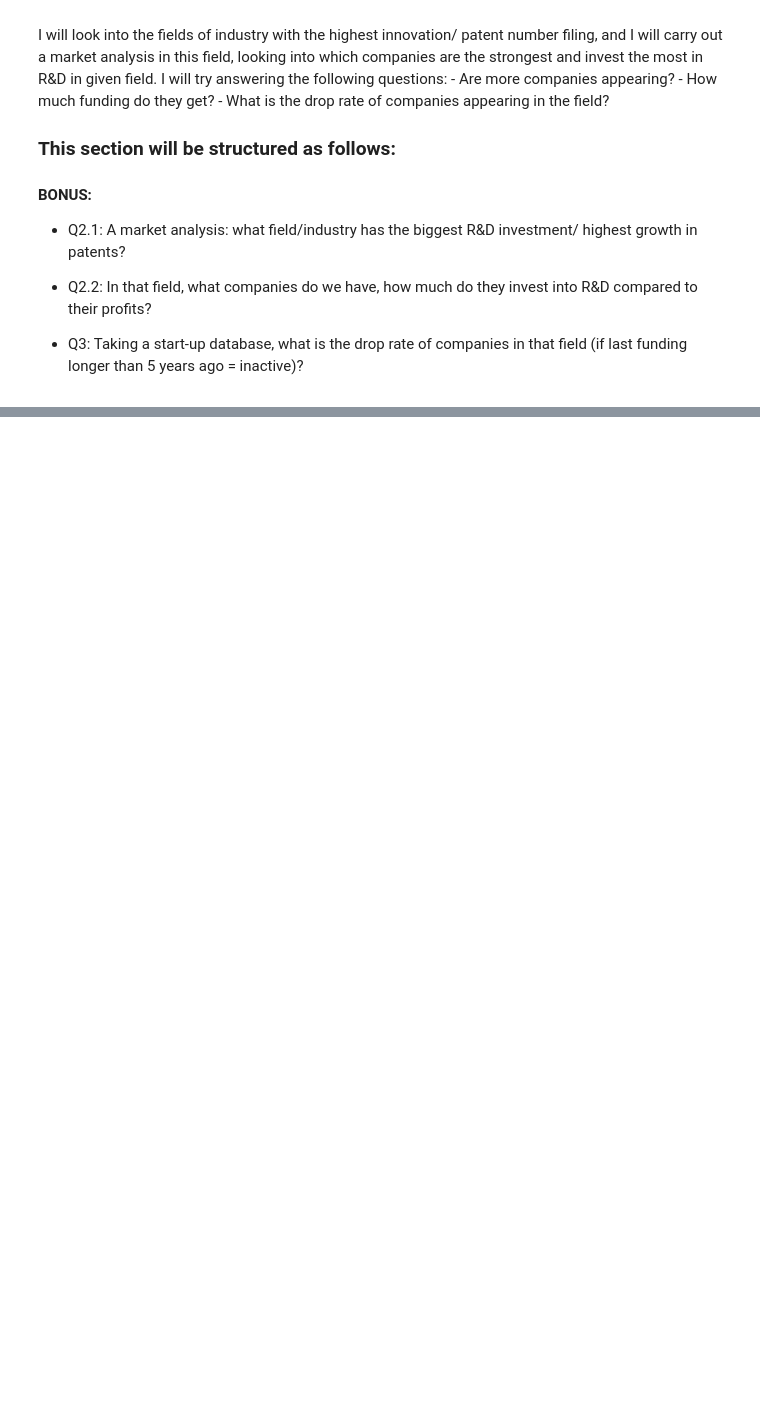
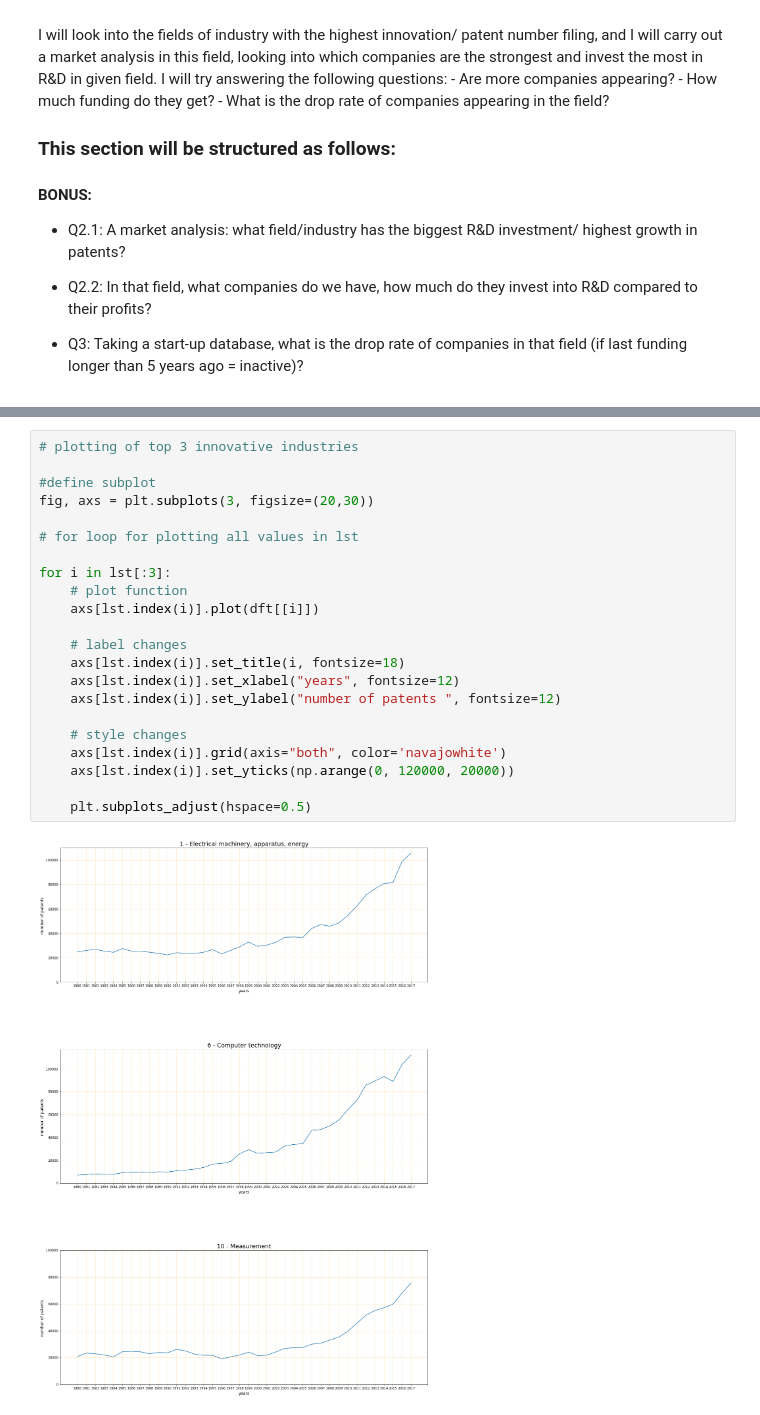
Before and after one commit to FHnt97/Project-Week-8-Final-Project, a Jupyter notebook: your-project/01_code/03_BONUS.ipynb, the cells around one changed output, grey strips where cells are left out. Saved outputs shown, nothing was run; the diff lists cells and outputs as text; blank space fills up the shorter version.

```diff
--- a/your-project/01_code/03_BONUS.ipynb
+++ b/your-project/01_code/03_BONUS.ipynb
@@ -49,0 +123,24 @@ from sklearn import preprocessing
+# %%
+# plotting of top 3 innovative industries
+
+#define subplot
+fig, axs = plt.subplots(3, figsize=(20,30))
+
+# for loop for plotting all values in lst
+
+for i in lst[:3]:
+    # plot function
+    axs[lst.index(i)].plot(dft[[i]])
+
+    # label changes
+    axs[lst.index(i)].set_title(i, fontsize=18)
+    axs[lst.index(i)].set_xlabel("years", fontsize=12)
+    axs[lst.index(i)].set_ylabel("number of patents ", fontsize=12)
+
+    # style changes
+    axs[lst.index(i)].grid(axis="both", color='navajowhite')
+    axs[lst.index(i)].set_yticks(np.arange(0, 120000, 20000))
+
+    plt.subplots_adjust(hspace=0.5)
+# %% [output]
+[figure, added]
```
Also changed, not shown: parts of 33 cells of this notebook.
